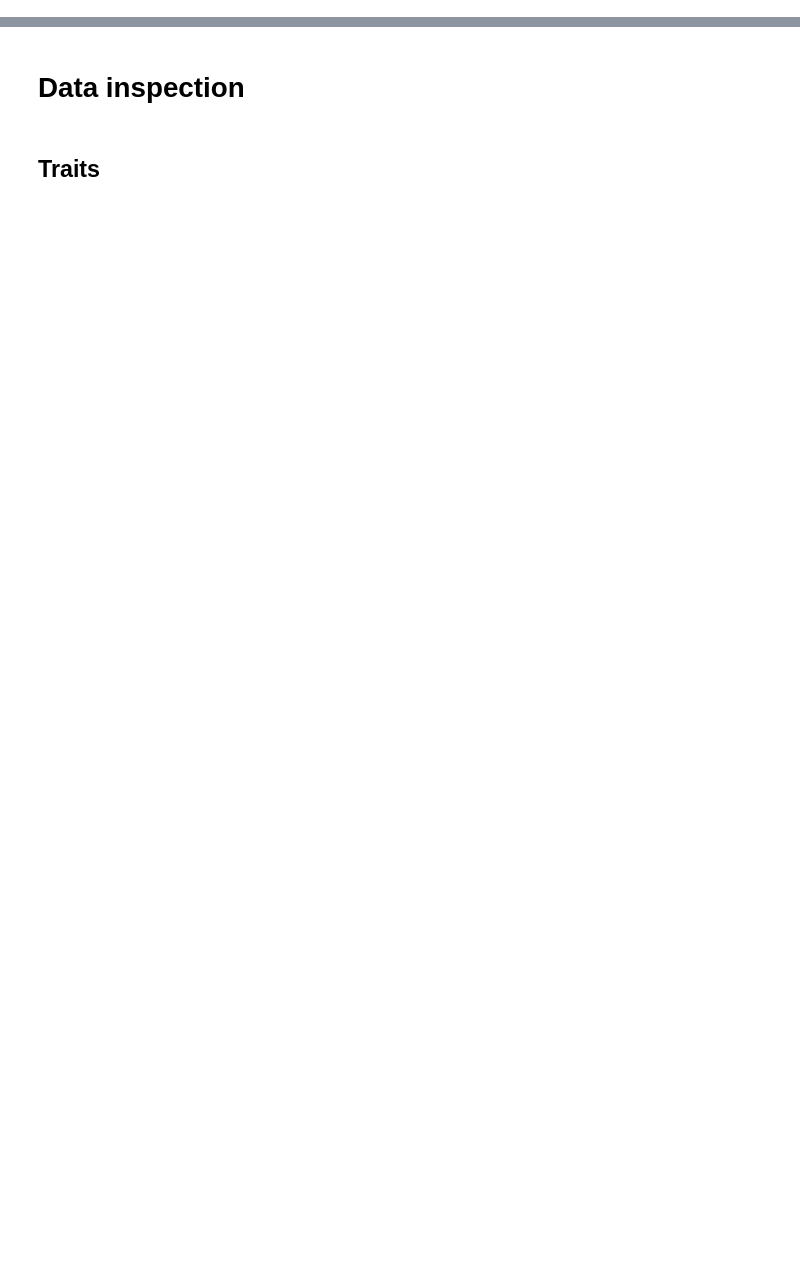
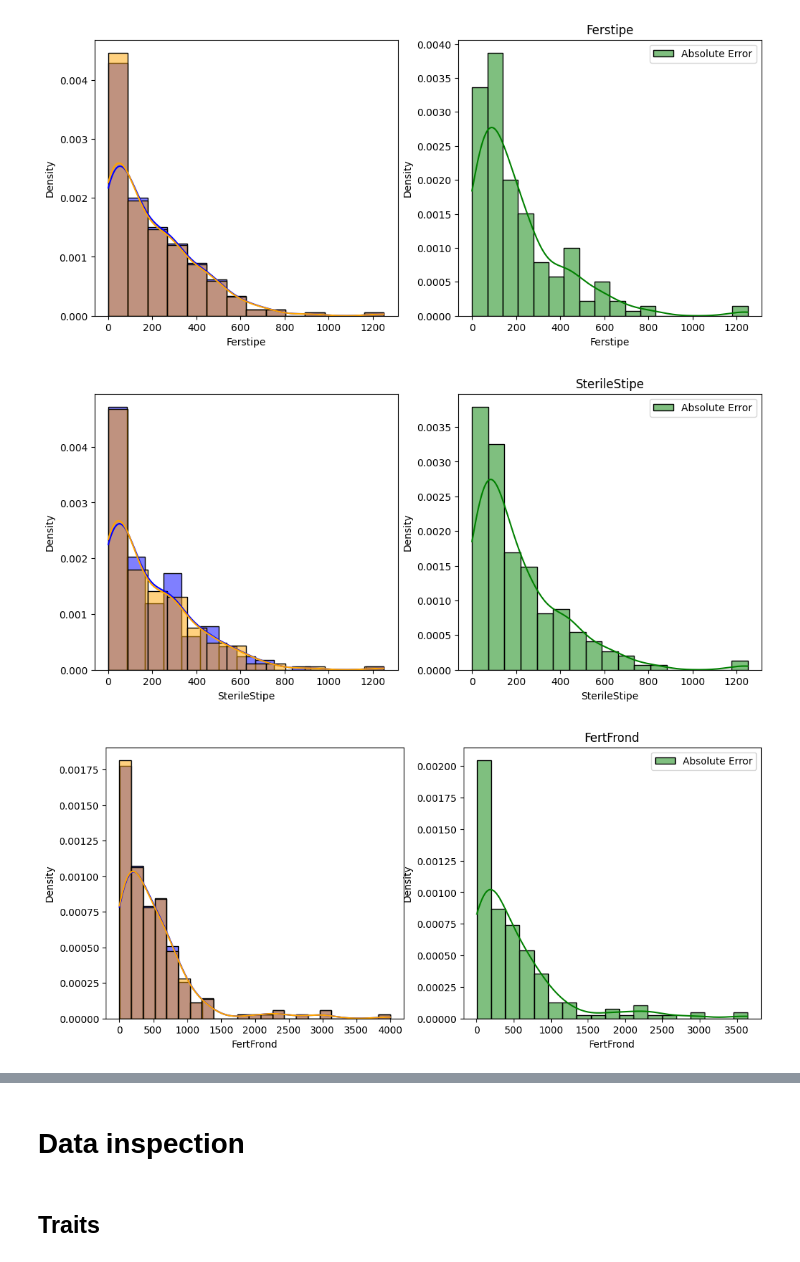
Before and after one commit to simone7monaco/newzeland-plants, a Jupyter notebook: new_dataset.ipynb, the cells around one changed output, grey strips where cells are left out. Cells and saved outputs as stored; diff of their text form; code cells hidden in the pictures; blank space fills up the shorter version.

```diff
--- a/new_dataset.ipynb
+++ b/new_dataset.ipynb
@@ -0,0 +51,17 @@
+# %%
+import matplotlib.pyplot as plt
+import seaborn as sns
+for col in mean_shallow.columns:
+    # show histogram of the two distributions
+    fig, ax = plt.subplots(1, 2, figsize=(12, 5))
+    sns.histplot(mean_shallow[col], color='blue', label='Shallow', stat='density', kde=True, ax=ax[0])
+    sns.histplot(mean_nn[col], color='orange', label='NN', stat='density', kde=True, ax=ax[0])
+    sns.histplot((mean_shallow[col] - mean_nn[col]).abs(), color='green', label='Absolute Error', stat='density', kde=True, ax=ax[1])
+
+    plt.title(f'{col}')
+    plt.legend()
+    plt.show()
+# %% [output]
+[figure, added]
+[figure, added]
+[figure, added]
```
Also changed, not shown: parts of 32 cells of this notebook, 20 other files.
